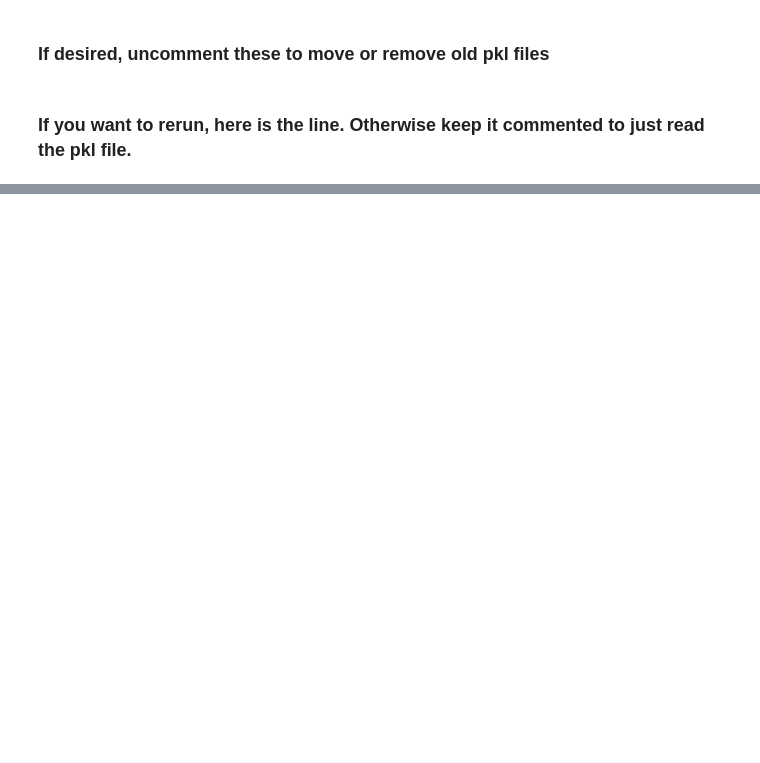
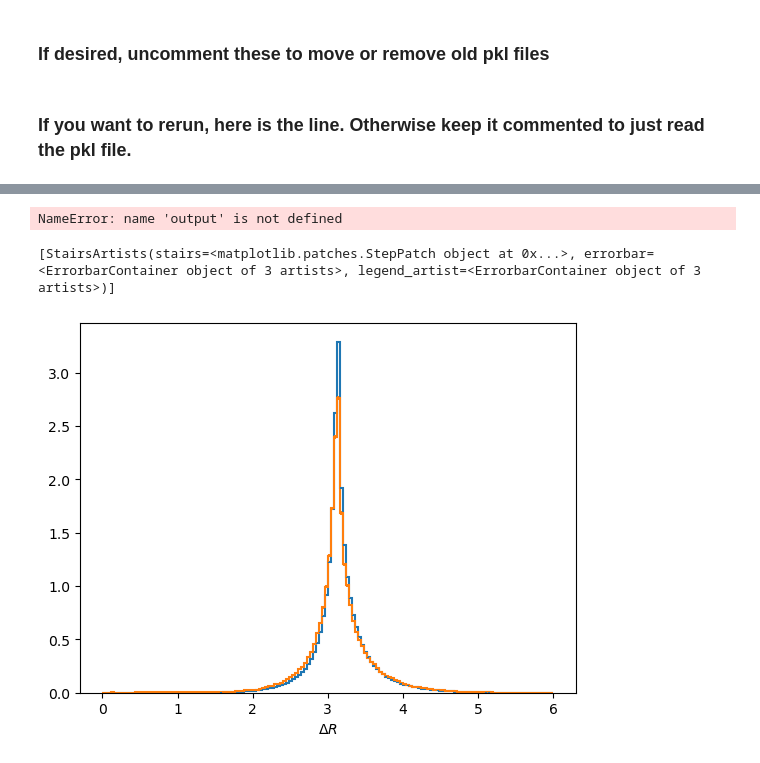
Before and after one commit to mandalaritra1/zjet, a Jupyter notebook: response_maker_nanov9.ipynb, the cells around one changed output, grey strips where cells are left out. Saved outputs shown, nothing was run; the diff lists cells and outputs as text; code cells hidden in the pictures; blank space fills up the shorter version.

```diff
--- a/response_maker_nanov9.ipynb
+++ b/response_maker_nanov9.ipynb
@@ -34,3 +48,6 @@ dask version 2023.3.1
+# %%
+casa = False
+enable_dask = 1
 # %%
 %load_ext autoreload
 %autoreload 2
@@ -129,9 +143,9 @@ systematics = ['nominal', 'puUp', 'puDown' , 'elerecoUp', 'elerecoDown',
                                 'prefiringUp', 'prefiringDown']
 # %%
 
-jet_systematics = ['nominal', 'JMRUp', 'JMRDown', 'JMSUp', 'JMSDown']
+# jet_systematics = ['nominal',  'JES_AbsoluteScaleUp', 'JES_AbsoluteScaleDown', "JERUp", "JERDown"]
 
-systematics = ['nominal']
+# systematics = ['nominal', 'puUp']
 # %%
 import warnings
 
@@ -188,3 +200,23 @@ AssertionError:
 import IPython
 app = IPython.Application.instance()
 app.kernel.do_shutdown(True)
+# %%
+output['response_matrix_u']
+# %% [output]
+NameError: name 'output' is not defined
+# %%
+import pickle
+import matplotlib.pyplot as plt
+filename = 'outputs/pythia_18_2GeVbin_test.pkl'
+filename2 = 'outputs/data_18.pkl'
+with open(filename, 'rb') as f:
+    output1 = pickle.load(f)
+
+with open(filename2, 'rb') as f:
+    output2 = pickle.load(f)
+# %%
+output1['dr_z_jet_reco'].project('dr').plot(density = 1)
+output2['dr_z_jet_reco'].project('dr').plot(density = 1)
+# %% [output]
+[StairsArtists(stairs=<matplotlib.patches.StepPatch object at 0x...>, errorbar=<ErrorbarContainer object of 3 artists>, legend_artist=<ErrorbarContainer object of 3 artists>)]
+[figure, added]
```
Also changed, not shown: parts of 50 cells of this notebook, 2 other files.
